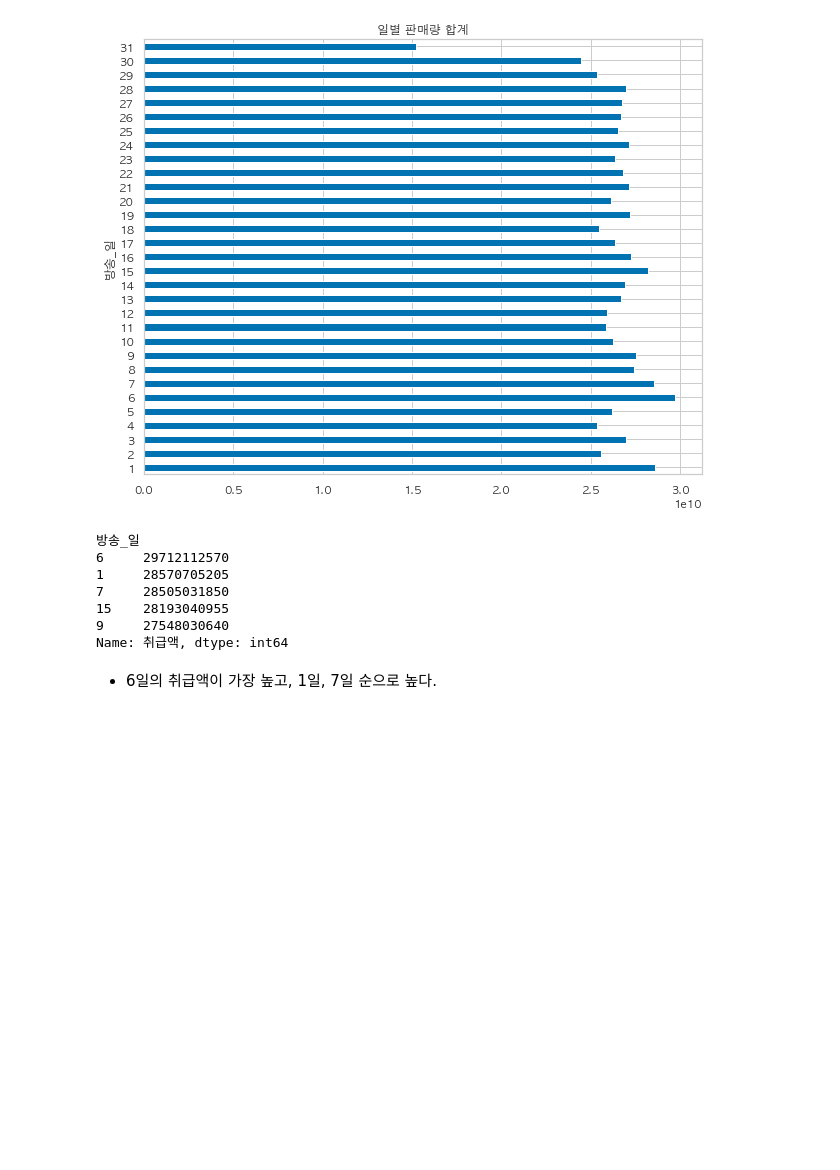
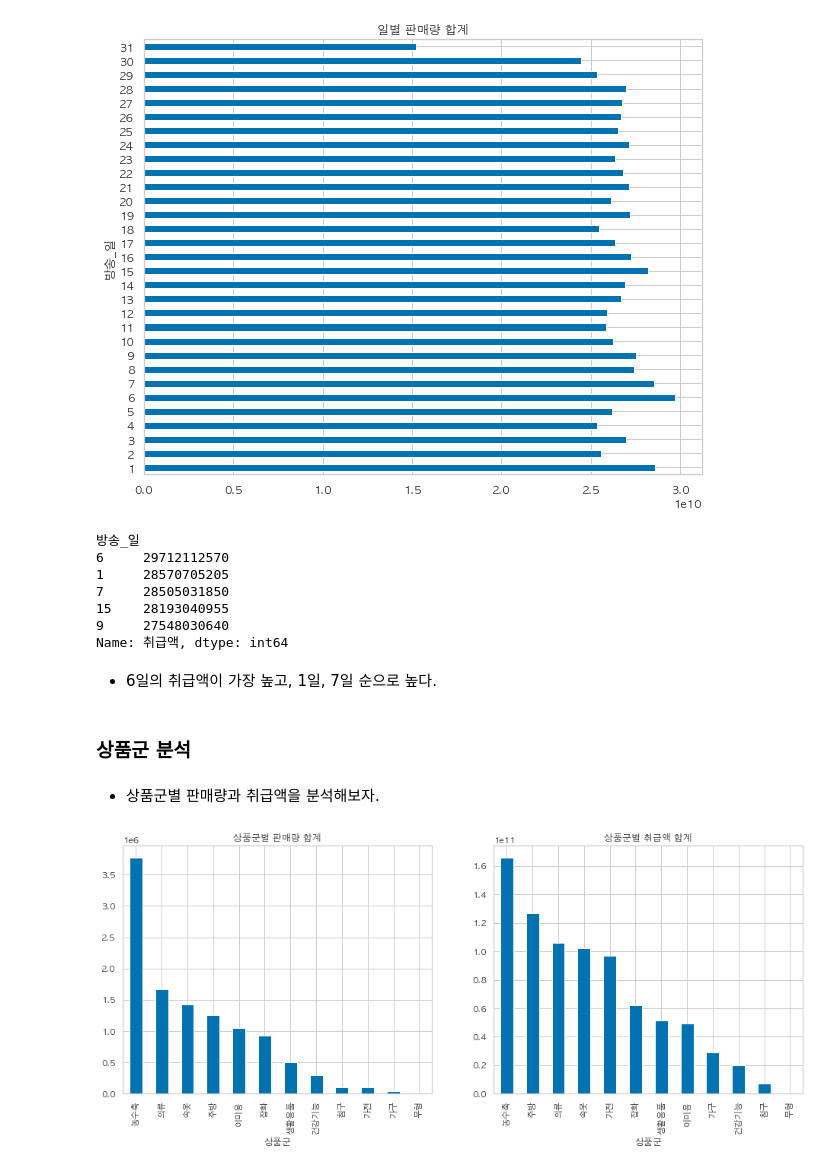
Before and after one commit to HongyeobKim/Project, a Jupyter notebook: NS-Shop/Data-Preparation-and-Exploration.ipynb, the cells around one changed output. Cells and saved outputs as stored; diff of their text form; code cells hidden in the pictures; blank space fills up the shorter version.

```diff
--- a/NS-Shop/Data-Preparation-and-Exploration.ipynb
+++ b/NS-Shop/Data-Preparation-and-Exploration.ipynb
@@ -570,3 +570,14 @@ data.sort_values(ascending=False).head()
 Name: 취급액, dtype: int64
 # %% [markdown]
 - 6일의 취급액이 가장 높고, 1일, 7일 순으로 높다.
+# %% [markdown]
+### 상품군 분석
+# %% [markdown]
+- 상품군별 판매량과 취급액을 분석해보자.
+# %%
+f, ax = plt.subplots(1, 2, figsize = (16,6))
+sales_result_ds.groupby(['상품군'])['판매개수'].sum().sort_values(ascending=False).plot(kind = 'bar', title = '상품군별 판매량 합계', ax = ax[0])
+sales_result_ds.groupby(['상품군'])['취급액'].sum().sort_values(ascending=False).plot(kind = 'bar', title = '상품군별 취급액 합계', ax= ax[1])
+plt.show()
+# %% [output]
+[figure, added]
```
Also changed, not shown: parts of 14 cells of this notebook.
